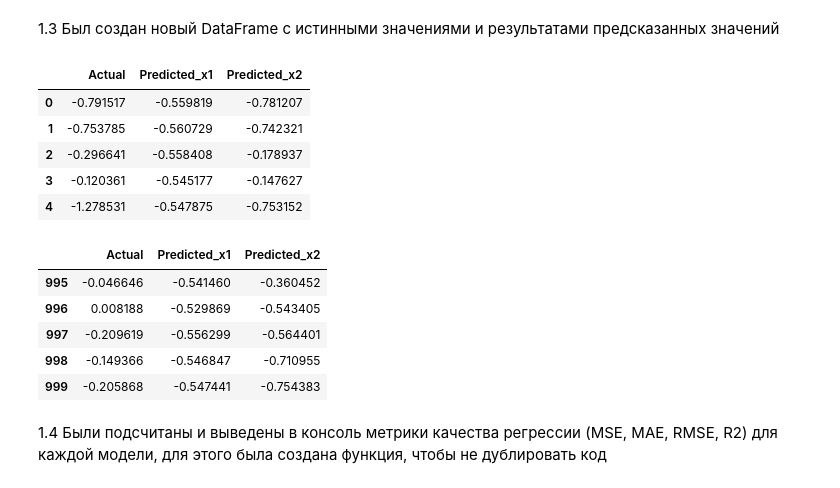
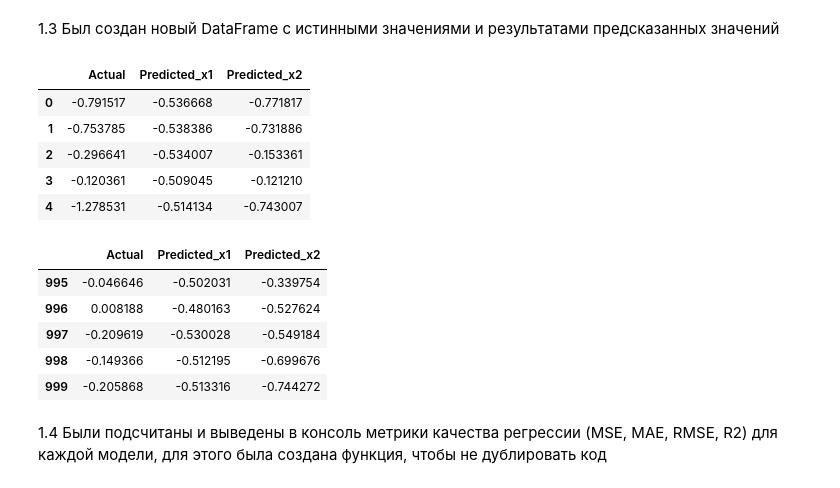
Before and after one commit to Birobizhan/introduction_data_analysis, a Jupyter notebook: lab3/ЛР3_Федоров_4.ipynb, the cells around one changed output. Cells and saved outputs as stored; diff of their text form; code cells hidden in the pictures.

```diff
--- a/lab3/ЛР3_Федоров_4.ipynb
+++ b/lab3/ЛР3_Федоров_4.ipynb
@@ -31,50 +32,53 @@ df_var4 = pd.read_excel('regression.xlsx', sheet_name=3)
 # %%
 # Подготовка данных для первой модели
-x1 = df_var4[['x1']]
-y = df_var4['y']
+X1_train, X1_test, y1_train, y1_test = train_test_split(
+    df_var4[['x1']], df_var4['y'], test_size=0.3, random_state=42
+)
+
+# Подготовка данных для второй модели
+X2_train, X2_test, y2_train, y2_test = train_test_split(
+    df_var4[['x2']], df_var4['y'], test_size=0.3, random_state=42
+)
 
 # Создание и обучение первой модели
 model_x1 = LinearRegression()
-model_x1.fit(x1, y)
-
-# Подготовка данных для второй модели
-x2 = df_var4[['x2']]
+model_x1.fit(X1_train, y1_train)
 
 # Создание и обучение второй модели
 model_x2 = LinearRegression()
-model_x2.fit(x2, y)
+model_x2.fit(X2_train, y2_train)
 # %% [output]
 LinearRegression()
 # %% [markdown]
 1.2 Далее была использована обученная модель, чтобы предсказать значения y методом predict()
 # %%
 # Выполнение предсказания для обеих моделей
-y_pred_x1 = model_x1.predict(x1)
-y_pred_x2 = model_x2.predict(x2)
+y_pred_x1 = model_x1.predict(df_var4[['x1']])
+y_pred_x2 = model_x2.predict(df_var4[['x2']])
 # %% [markdown]
 1.3 Был создан новый DataFrame с истинными значениями и результатами предсказанных значений
 # %%
 # Создание DataFrame с результатми предсказаний
 df_results = pd.DataFrame({
-    'Actual': y,
+    'Actual': df_var4['y'],
     'Predicted_x1': y_pred_x1,
     'Predicted_x2': y_pred_x2})
 
 display(df_results.head())
 display(df_results.tail())
 # %% [output]
 |  | Actual | Predicted_x1 | Predicted_x2 |
-| 0 | -0.791517 | -0.559819 | -0.781207 |
-| 1 | -0.753785 | -0.560729 | -0.742321 |
-| 2 | -0.296641 | -0.558408 | -0.178937 |
-| 3 | -0.120361 | -0.545177 | -0.147627 |
-| 4 | -1.278531 | -0.547875 | -0.753152 |
+| 0 | -0.791517 | -0.536668 | -0.771817 |
+| 1 | -0.753785 | -0.538386 | -0.731886 |
+| 2 | -0.296641 | -0.534007 | -0.153361 |
+| 3 | -0.120361 | -0.509045 | -0.121210 |
+| 4 | -1.278531 | -0.514134 | -0.743007 |
 |  | Actual | Predicted_x1 | Predicted_x2 |
-| 995 | -0.046646 | -0.541460 | -0.360452 |
-| 996 | 0.008188 | -0.529869 | -0.543405 |
-| 997 | -0.209619 | -0.556299 | -0.564401 |
-| 998 | -0.149366 | -0.546847 | -0.710955 |
-| 999 | -0.205868 | -0.547441 | -0.754383 |
+| 995 | -0.046646 | -0.502031 | -0.339754 |
+| 996 | 0.008188 | -0.480163 | -0.527624 |
+| 997 | -0.209619 | -0.530028 | -0.549184 |
+| 998 | -0.149366 | -0.512195 | -0.699676 |
+| 999 | -0.205868 | -0.513316 | -0.744272 |
 # %% [markdown]
 1.4 Были подсчитаны и выведены в консоль метрики качества регрессии (MSE, MAE, RMSE, R2) для каждой модели, для этого была создана функция, чтобы не дублировать код
 # %%
```
Also changed, not shown: parts of 8 cells of this notebook.
